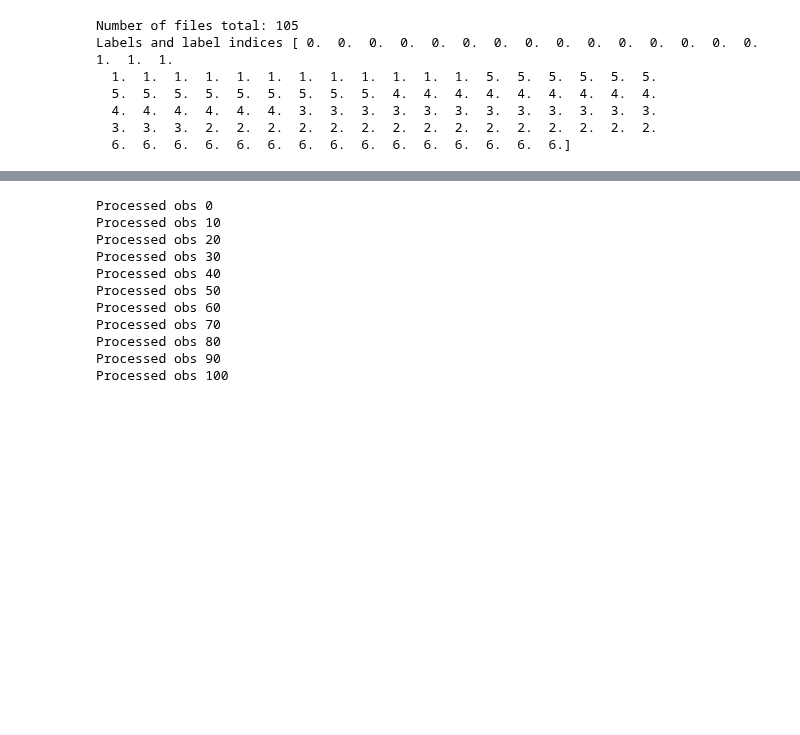
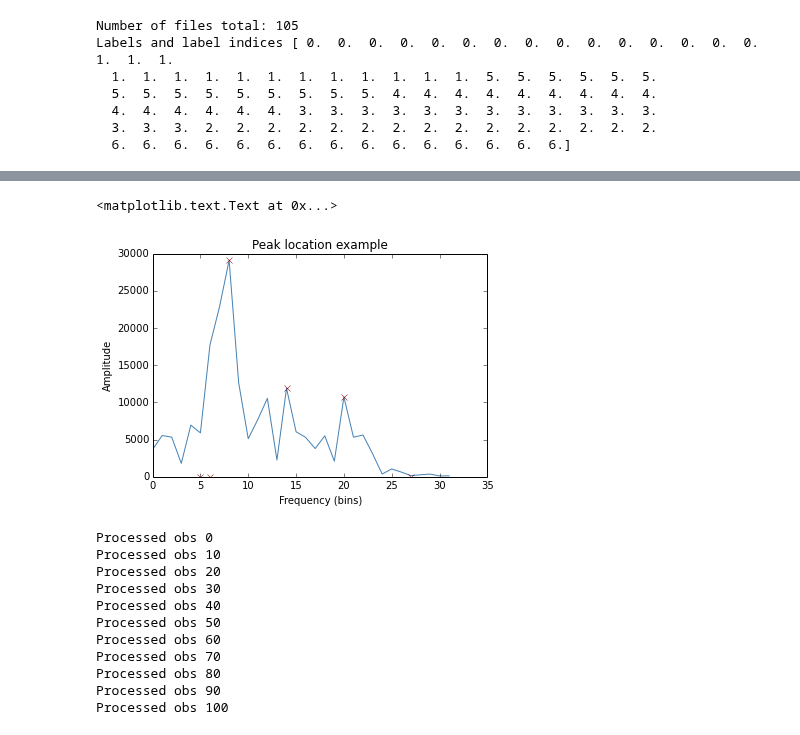
Before and after one commit to kastnerkyle/kastnerkyle.github.io-pelican, a Jupyter notebook: content/downloads/notebooks/ml_single_speaker_speech_recognition.ipynb, the cells around one changed output, grey strips where cells are left out. Cells and saved outputs as stored; diff of their text form; code cells hidden in the pictures; blank space fills up the shorter version.

```diff
--- a/content/downloads/notebooks/ml_single_speaker_speech_recognition.ipynb
+++ b/content/downloads/notebooks/ml_single_speaker_speech_recognition.ipynb
@@ -93,7 +95,7 @@ plt.title('STFT of %s example'%labels[0])
 from numpy.lib.stride_tricks import as_strided
 
 #Peak detection using the technique described here: http://kkjkok.blogspot.com/2013/12/dsp-snippets_9.html
-def peakfind(x, l_size=3, r_size=3, c_size=3, n_peaks=6, f=np.mean):
+def peakfind(x, n_peaks, l_size=3, r_size=3, c_size=3, f=np.mean):
     win_size = l_size + r_size + c_size
     shape = x.shape[:-1] + (x.shape[-1] - win_size + 1, win_size)
     strides = x.strides + (x.strides[-1],)
@@ -107,8 +109,24 @@ def peakfind(x, l_size=3, r_size=3, c_size=3, n_peaks=6, f=np.mean):
         if centered and passes:
             return np.max(c)
         else:
-            return -1
+            return 0
     r = np.apply_along_axis(is_peak, 1, xs)
     top = np.argsort(r, None)[::-1]
-    return r[top[:n_peaks]], top[:n_peaks]
+    heights = r[top[:n_peaks]]
+    #Add l_size and half - 1 of center size to get to actual peak location - but this breaks prediction? WTF
+    top = top + l_size + int(c_size / 2.)
+    return heights, top[:n_peaks]
+# %%
+plot_data = np.abs(stft(data[20, :]))[15, :]
+values, locs = peakfind(plot_data, n_peaks=6)
+fp = locs[values > -1]
+fv = values[values > -1]
+plt.plot(plot_data, color='steelblue')
+plt.plot(fp, fv, 'x', color='darkred')
+plt.title('Peak location example')
+plt.xlabel('Frequency (bins)')
+plt.ylabel('Amplitude')
+# %% [output]
+<matplotlib.text.Text at 0x...>
+[figure, added]
 # %%
```
Also changed, not shown: parts of 11 cells of this notebook, 2 other files.
